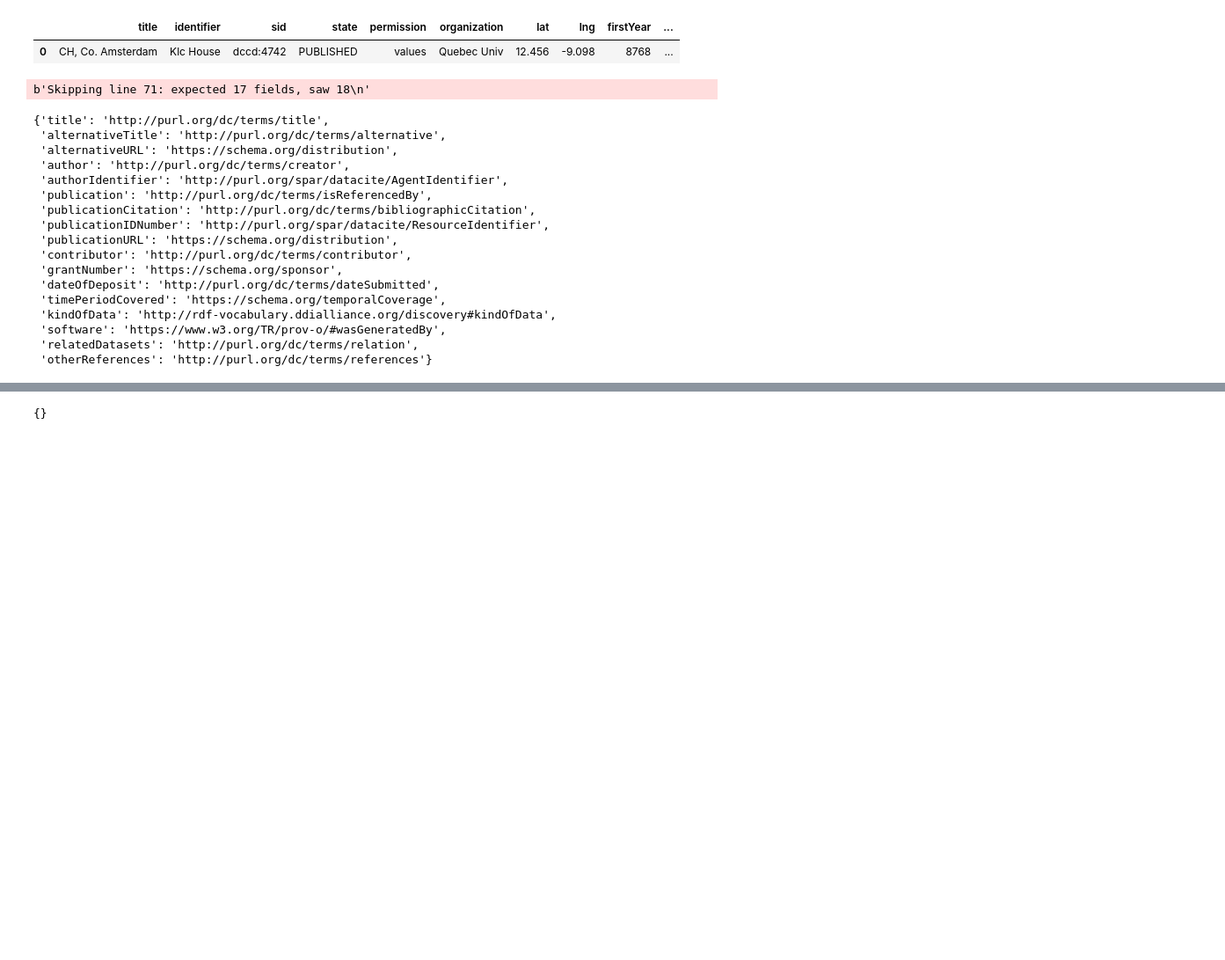
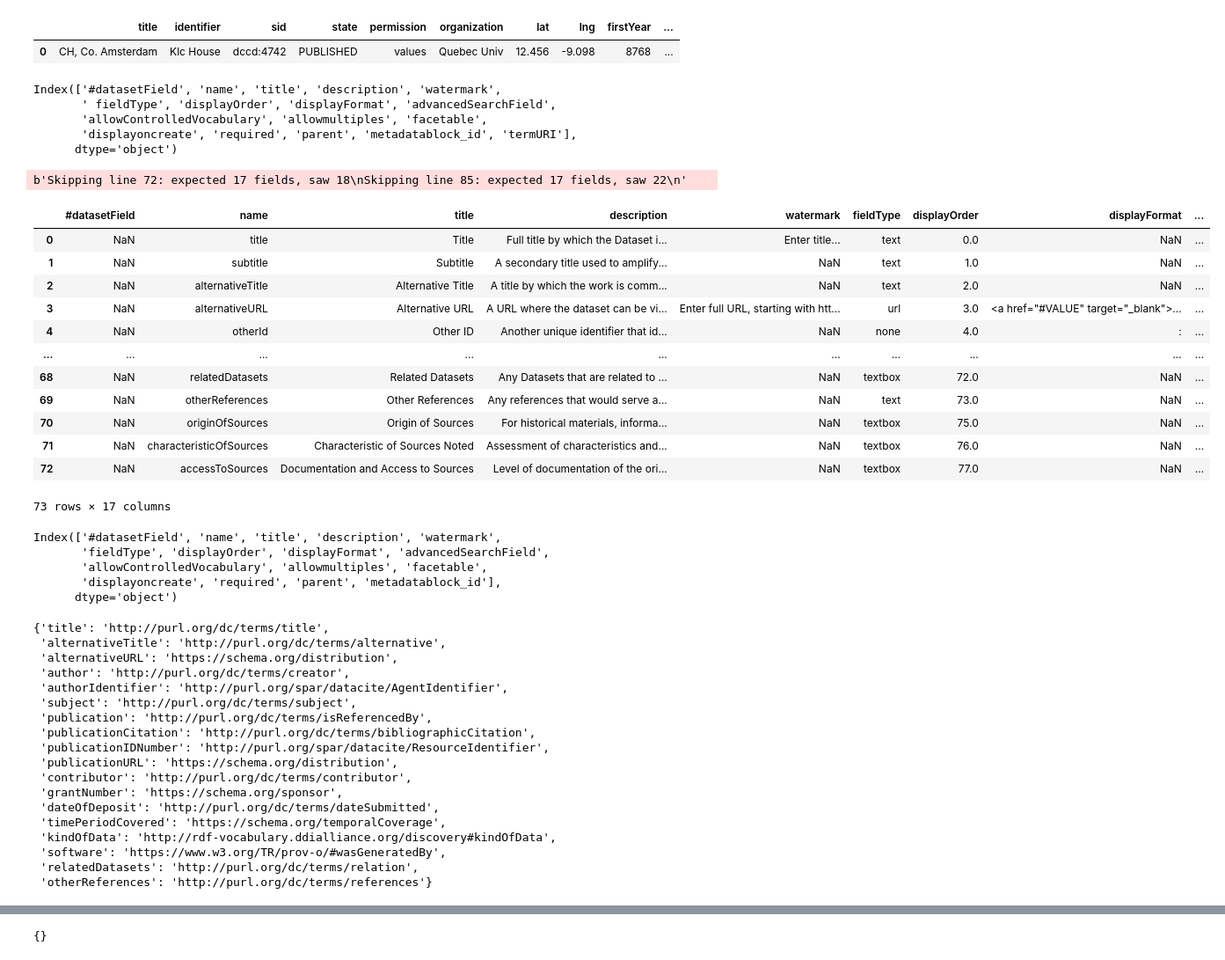
Before and after one commit to Dans-labs/semaf-client, a Jupyter notebook: Metadata Schema to Graph.ipynb, the cells around one changed output, grey strips where cells are left out. Shown at 88% size. Saved outputs shown, nothing was run; the diff lists cells and outputs as text; code cells hidden in the pictures; blank space fills up the shorter version.

```diff
--- a/Metadata Schema to Graph.ipynb
+++ b/Metadata Schema to Graph.ipynb
@@ -265,9 +343,31 @@ dataset2 = schema.loadfile(jsonfile)
 # %%
 tsvfile = 'https://raw.githubusercontent.com/datasciencelabs/2019/master/shiny/population.tsv'
 dataset3 = schema.loadfile(jsonfile)
+# %%
+schemaURL = 'https://raw.githubusercontent.com/IQSS/dataverse/develop/scripts/api/data/metadatablocks/citation.tsv'
+schemapd = schema.load_metadata_schema(schemaURL, 'citation')
+schema.metadataframe
+# %% [output]
+Index(['#datasetField', 'name', 'title', 'description', 'watermark',
+       ' fieldType', 'displayOrder', 'displayFormat', 'advancedSearchField',
+       'allowControlledVocabulary', 'allowmultiples', 'facetable',
+       'displayoncreate', 'required', 'parent', 'metadatablock_id', 'termURI'],
+      dtype='object')
+b'Skipping line 72: expected 17 fields, saw 18\nSkipping line 85: expected 17 fields, saw 22\n'
+|  | #datasetField | name | title | description | watermark | fieldType | displayOrder | displayFormat | ... |
+| 0 | NaN | title | Title | Full title by which the Dataset i... | Enter title... | text | 0.0 | NaN | ... |
+| 1 | NaN | subtitle | Subtitle | A secondary title used to amplify... | NaN | text | 1.0 | NaN | ... |
+| 2 | NaN | alternativeTitle | Alternative Title | A title by which the work is comm... | NaN | text | 2.0 | NaN | ... |
+| 3 | NaN | alternativeURL | Alternative URL | A URL where the dataset can be vi... | Enter full URL, starting with htt... | url | 3.0 | <a href="#VALUE" target="_blank">... | ... |
+| 4 | NaN | otherId | Other ID | Another unique identifier that id... | NaN | none | 4.0 | : | ... |
+| ... | ... | ... | ... | ... | ... | ... | ... | ... | ... |
+| 68 | NaN | relatedDatasets | Related Datasets | Any Datasets that are related to ... | NaN | textbox | 72.0 | NaN | ... |
+| 69 | NaN | otherReferences | Other References | Any references that would serve a... | NaN | text | 73.0 | NaN | ... |
+| 70 | NaN | originOfSources | Origin of Sources | For historical materials, informa... | NaN | textbox | 75.0 | NaN | ... |
+| 71 | NaN | characteristicOfSources | Characteristic of Sources Noted | Assessment of characteristics and... | NaN | textbox | 76.0 | NaN | ... |
+| 72 | NaN | accessToSources | Documentation and Access to Sources | Level of documentation of the ori... | NaN | textbox | 77.0 | NaN | ... |
+73 rows × 17 columns
 # %%
-schemaURL = 'https://raw.githubusercontent.com/IQSS/dataverse/develop/scripts/api/data/metadatablocks/citation.tsv'
-schemapd = schema.load_metadata_schema(schemaURL, 'citation')
 schemaURL = 'https://raw.githubusercontent.com/IQSS/dataverse/develop/scripts/api/data/metadatablocks/biomedical.tsv'
 schemapd = schema.load_metadata_schema(schemaURL, 'biomedical')
 #schemapd['citation'].head()
@@ -276,15 +376,22 @@ if 'termURI' in schemapd['citation'].columns:
     for i in schemapd['citation'][['name','termURI']].index:
         if schemapd['citation'].loc[i]['termURI'] is not np.nan:
             #print(schemapd['citation'].loc[i]['termURI'])
-            termURIs[schemapd['citation'].loc[i]['name']] = schemapd['citation'].loc[i]['termURI']
+            if schemapd['citation'].loc[i]['termURI']:
+                termURIs[schemapd['citation'].loc[i]['name']] = schemapd['citation'].loc[i]['termURI']
+                termURIs[schema.SetRef(schemapd['citation'].loc[i]['name'])] = schemapd['citation'].loc[i]['termURI']
 termURIs
 # %% [output]
-b'Skipping line 71: expected 17 fields, saw 18\n'
+Index(['#datasetField', 'name', 'title', 'description', 'watermark',
+       'fieldType', 'displayOrder', 'displayFormat', 'advancedSearchField',
+       'allowControlledVocabulary', 'allowmultiples', 'facetable',
+       'displayoncreate', 'required', 'parent', 'metadatablock_id'],
+      dtype='object')
 {'title': 'http://purl.org/dc/terms/title',
  'alternativeTitle': 'http://purl.org/dc/terms/alternative',
  'alternativeURL': 'https://schema.org/distribution',
  'author': 'http://purl.org/dc/terms/creator',
  'authorIdentifier': 'http://purl.org/spar/datacite/AgentIdentifier',
+ 'subject': 'http://purl.org/dc/terms/subject',
  'publication': 'http://purl.org/dc/terms/isReferencedBy',
  'publicationCitation': 'http://purl.org/dc/terms/bibliographicCitation',
  'publicationIDNumber': 'http://purl.org/spar/datacite/ResourceIdentifier',
```
Also changed, not shown: parts of 13 cells of this notebook.
